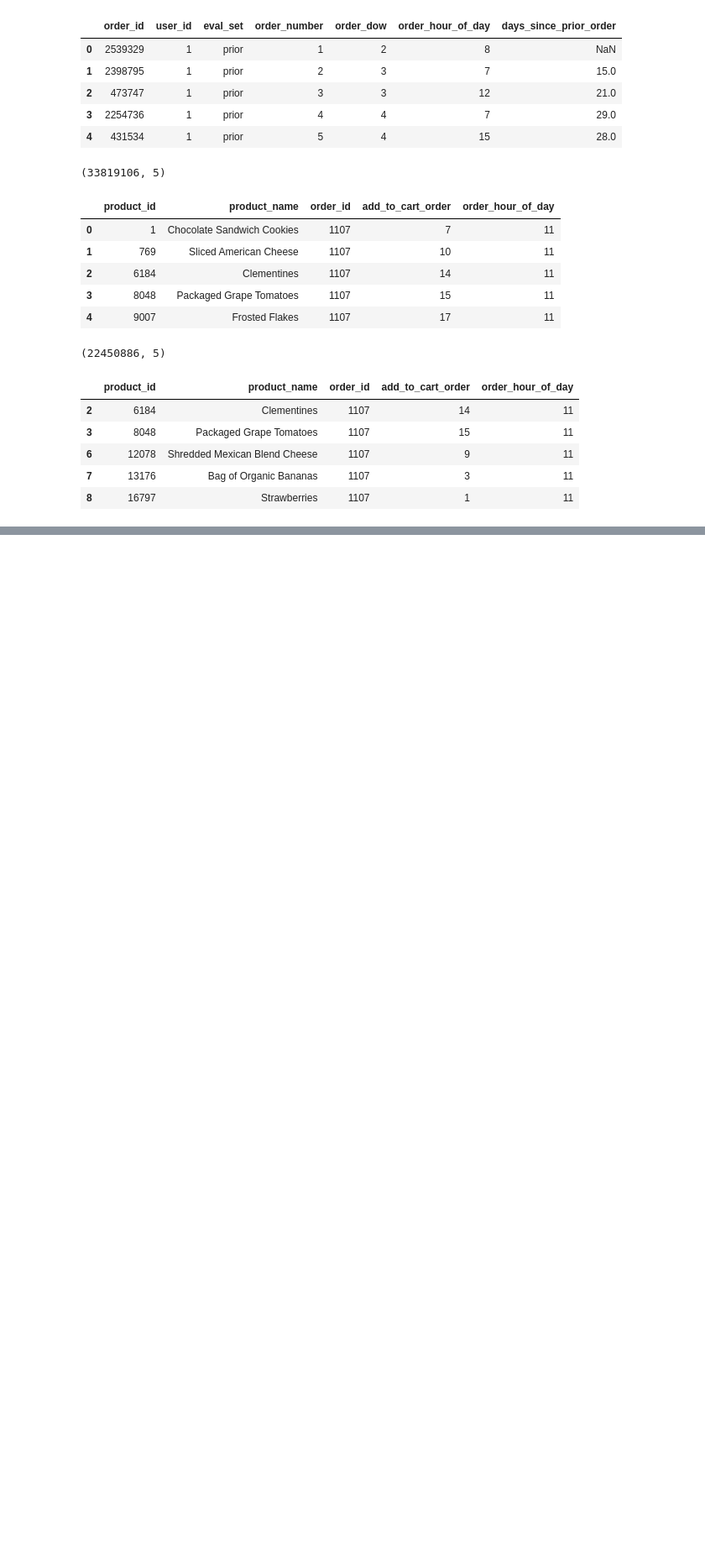
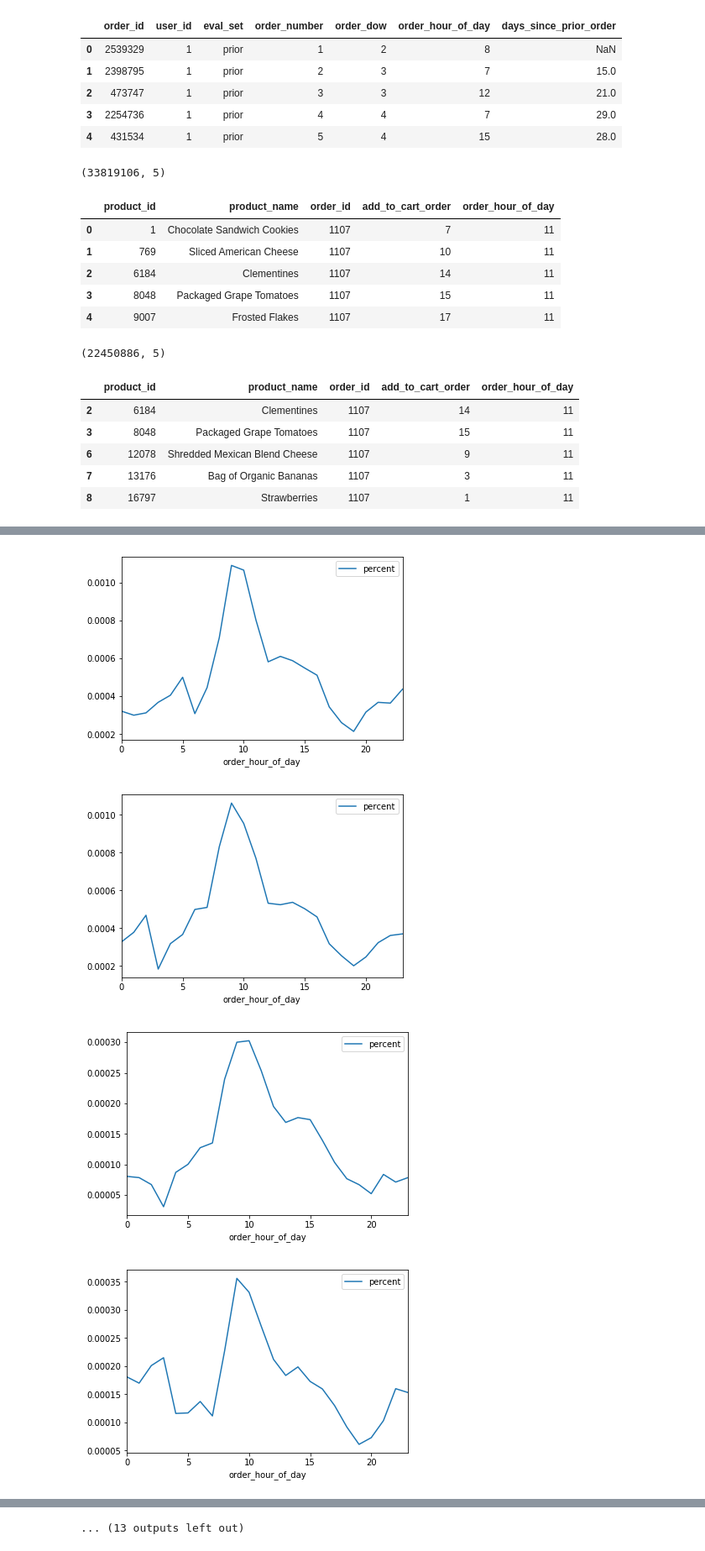
Before and after one commit to ngriggs/DS-Unit-1-Sprint-2-Data-Wrangling-and-Storytelling, a Jupyter notebook: module1-join-and-reshape-data/LS_DS_121_Join_and_Reshape_Data.ipynb, the cells around one changed output, grey strips where cells are left out. Shown at 84% size. Cells and saved outputs as stored; diff of their text form; code cells hidden in the pictures; blank space fills up the shorter version.

```diff
--- a/module1-join-and-reshape-data/LS_DS_121_Join_and_Reshape_Data.ipynb
+++ b/module1-join-and-reshape-data/LS_DS_121_Join_and_Reshape_Data.ipynb
@@ -708,0 +729,4 @@ See the caveats in the documentation: http://pandas.pydata.org/pandas-docs/stabl
+# %%
+df2 = subset[['test', 'product_name']]
+df2 = df2.drop_duplicates(['product_name'])
+df2.head()
@@ -708,0 +740,3 @@ See the caveats in the documentation: http://pandas.pydata.org/pandas-docs/stabl
+# %%
+early_list = df2.sort_values('test', ascending=True)[:25]['product_name'].tolist()
+early_list
@@ -863,0 +782,6 @@ KeyError: ignored
+# %%
+# Now we only want the above product names in our data frames for plotting
+
+condition = subset['product_name'].isin(early_list)
+df_early = subset[condition]
+df_early.head()
@@ -863,0 +806,10 @@ KeyError: ignored
+# %%
+df_early = df_early.sort_values('order_hour_of_day', ascending=True)
+df_late = df_late.sort_values('order_hour_of_day', ascending=True)
+# %%
+df_early.groupby('order_hour_of_day').plot();
+# %% [output]
+[figure, added]
+[figure, added]
+[figure, added]
+[figure, added]
@@ -863,0 +824 @@ KeyError: ignored
+... (13 outputs left out)
```
Also changed, not shown: parts of 30 cells of this notebook.
